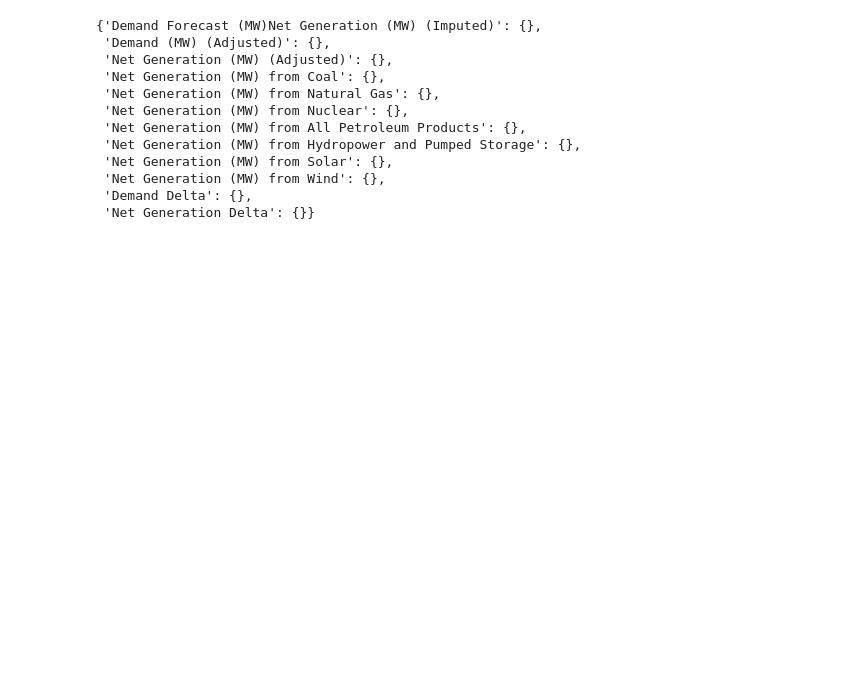
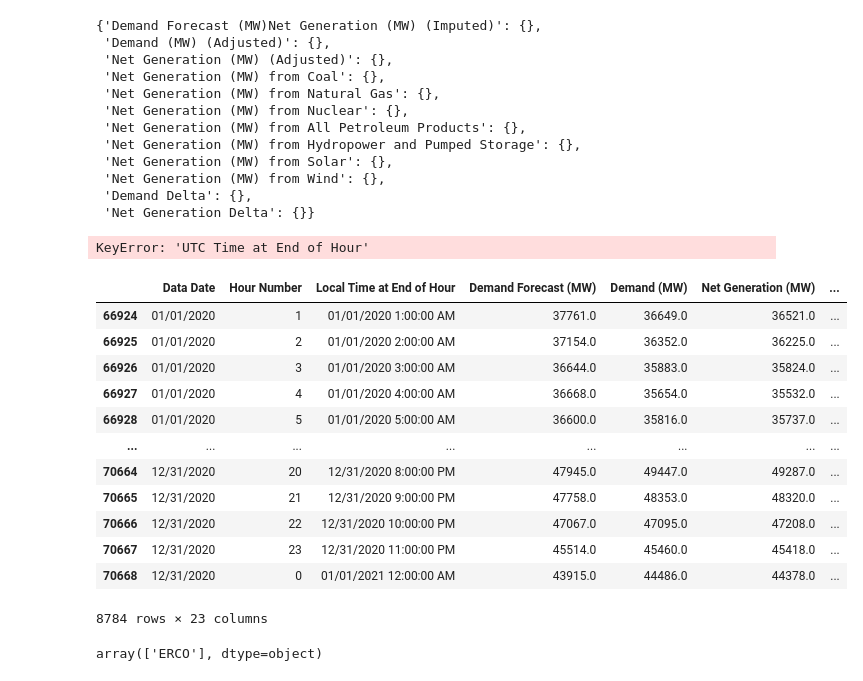
Before and after one commit to Cpizzle1/capstone2, a Jupyter notebook: notebooks/Datacleanv2.1.ipynb, the cells around one changed output. Cells and saved outputs as stored; diff of their text form; code cells hidden in the pictures; blank space fills up the shorter version.

```diff
--- a/notebooks/Datacleanv2.1.ipynb
+++ b/notebooks/Datacleanv2.1.ipynb
@@ -444,0 +499,28 @@ def func4(df,column, lst = np.arange(0,24)):
+# %%
+df_texas
+del df_texas['UTC Time at End of Hour']
+del df_texas['Balancing Authority']
+del df_texas['Net Generation (MW) (Imputed)']
+df_texas
+# %% [output]
+KeyError: 'UTC Time at End of Hour'
+# %%
+df_texas
+# %% [output]
+|  | Data Date | Hour Number | Local Time at End of Hour | Demand Forecast (MW) | Demand (MW) | Net Generation (MW) | ... |
+| 66924 | 01/01/2020 | 1 | 01/01/2020 1:00:00 AM | 37761.0 | 36649.0 | 36521.0 | ... |
+| 66925 | 01/01/2020 | 2 | 01/01/2020 2:00:00 AM | 37154.0 | 36352.0 | 36225.0 | ... |
+| 66926 | 01/01/2020 | 3 | 01/01/2020 3:00:00 AM | 36644.0 | 35883.0 | 35824.0 | ... |
+| 66927 | 01/01/2020 | 4 | 01/01/2020 4:00:00 AM | 36668.0 | 35654.0 | 35532.0 | ... |
+| 66928 | 01/01/2020 | 5 | 01/01/2020 5:00:00 AM | 36600.0 | 35816.0 | 35737.0 | ... |
+| ... | ... | ... | ... | ... | ... | ... | ... |
+| 70664 | 12/31/2020 | 20 | 12/31/2020 8:00:00 PM | 47945.0 | 49447.0 | 49287.0 | ... |
+| 70665 | 12/31/2020 | 21 | 12/31/2020 9:00:00 PM | 47758.0 | 48353.0 | 48320.0 | ... |
+| 70666 | 12/31/2020 | 22 | 12/31/2020 10:00:00 PM | 47067.0 | 47095.0 | 47208.0 | ... |
+| 70667 | 12/31/2020 | 23 | 12/31/2020 11:00:00 PM | 45514.0 | 45460.0 | 45418.0 | ... |
+| 70668 | 12/31/2020 | 0 | 01/01/2021 12:00:00 AM | 43915.0 | 44486.0 | 44378.0 | ... |
+8784 rows × 23 columns
+# %%
+df_texas['Balancing Authority'].unique()
+# %% [output]
+array(['ERCO'], dtype=object)
```
Also changed, not shown: parts of 30 cells of this notebook, 5 other files.
